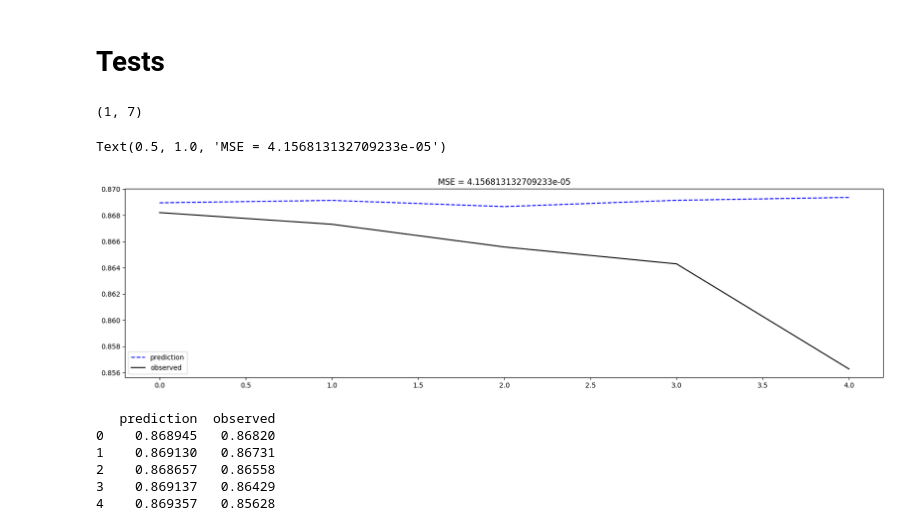
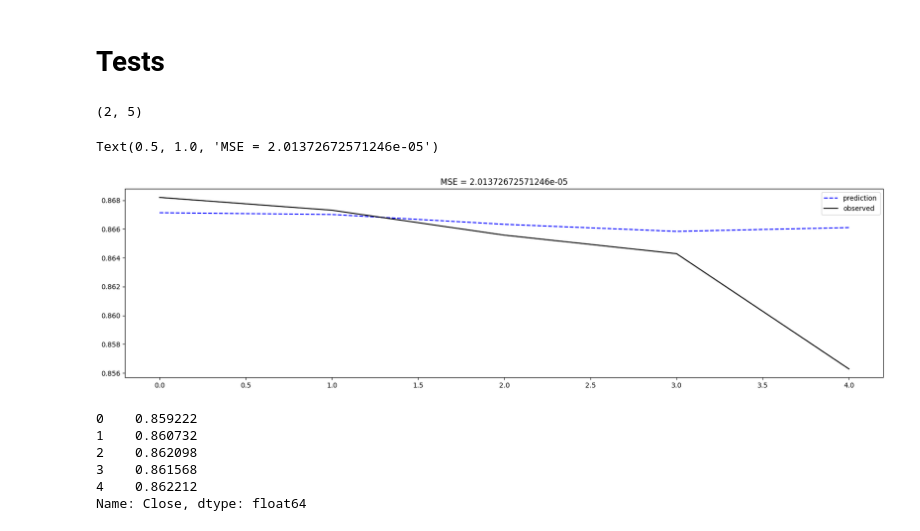
Before and after one commit to jdannem6/ML_Forex_Forecasting, a Jupyter notebook: varima_eurgbp.ipynb, the cells around one changed output. Cells and saved outputs as stored; diff of their text form; code cells hidden in the pictures.

```diff
--- a/varima_eurgbp.ipynb
+++ b/varima_eurgbp.ipynb
@@ -241,18 +247,18 @@ data = train
 diff_data = diff(data, k_diff=1)
 diff_test = diff(df[-6:], k_diff=1)
 
-p = np.arange(1,8)
-q = np.arange(1,8)
+p = np.arange(1,11)
+q = np.arange(1,11)
 models = []
 orders = []
 MSEs = []
 for i in p:
     for j in q:
         orders.append((i,j))
-        model = VARMAX(endog=diff_data[['Close','Gold', 'Stoxx', 'FTSE']], order=(i,j), mle_regression = True, filter_concentrated = True, initialization='approximate_diffuse')
+        model = VARMAX(endog=diff_data[['Close','High', 'Low', 'Gold']], order=(i,j), mle_regression = True, filter_concentrated = True, initialization='approximate_diffuse')
         model_fit = model.fit(disp=False)
         pred = pd.DataFrame()
-        pred['prediction'] = data.iloc[-1]['Close'] + np.cumsum(model_fit.forecast(5, exog=diff_test[['Close', 'High', 'Open', 'Low']]).reset_index(drop=True).Close)
+        pred['prediction'] = data.iloc[-1]['Close'] + np.cumsum(model_fit.forecast(5, exog=diff_test[['FTSE']]).reset_index(drop=True).Close)
         pred['observed'] = test.reset_index(drop=True).Close
         models.append(model_fit)
         MSEs.append(np.mean((pred['prediction'].values-pred['observed'].values)**2))
@@ -261,24 +267,15 @@ idx = np.argmin(MSEs)
 print(orders[idx])
 model_fit = models[idx]
 # %% [output]
-(1, 7)
+(2, 5)
 # %%
 # plot prediction vs observed
 pred = pd.DataFrame()
-pred['prediction'] = data.iloc[-1]['Close'] + np.cumsum(model_fit.forecast(5, exog=diff_test[['Close', 'High', 'Open', 'Low']]).reset_index(drop=True).Close)
+pred['prediction'] = data.iloc[-1]['Close'] + np.cumsum(model_fit.forecast(5, exog=diff_test[['FTSE']]).reset_index(drop=True).Close)
 pred['observed'] = test.reset_index(drop=True).Close
 
 pred.plot(figsize=(20,5),title='prediction vs observed',color=['blue','black'],style=['--','-'])
 plt.title(f"MSE = {np.mean((pred['prediction'].values-pred['observed'].values)**2)}")
 # %% [output]
-Text(0.5, 1.0, 'MSE = 4.156813132709233e-05')
+Text(0.5, 1.0, 'MSE = 2.01372672571246e-05')
-[figure, old version]
+[figure, new version]
-# %%
-print(pred)
-# %% [output]
-   prediction  observed
-0    0.868945   0.86820
-1    0.869130   0.86731
-2    0.868657   0.86558
-3    0.869137   0.86429
-4    0.869357   0.85628
@@ -286,0 +287,10 @@ np.savetxt('predictions_eurgbp.csv', pred['prediction'])
+# %%
+forecast_vals = eur_gbp.iloc[-1]['Close'] + np.cumsum(model_fit_final.forecast(5, exog=diff_test[['FTSE']]).reset_index(drop=True).Close)
+print(forecast_vals)
+# %% [output]
+0    0.859222
+1    0.860732
+2    0.862098
+3    0.861568
+4    0.862212
+Name: Close, dtype: float64
```
Also changed, not shown: parts of 6 cells of this notebook.
